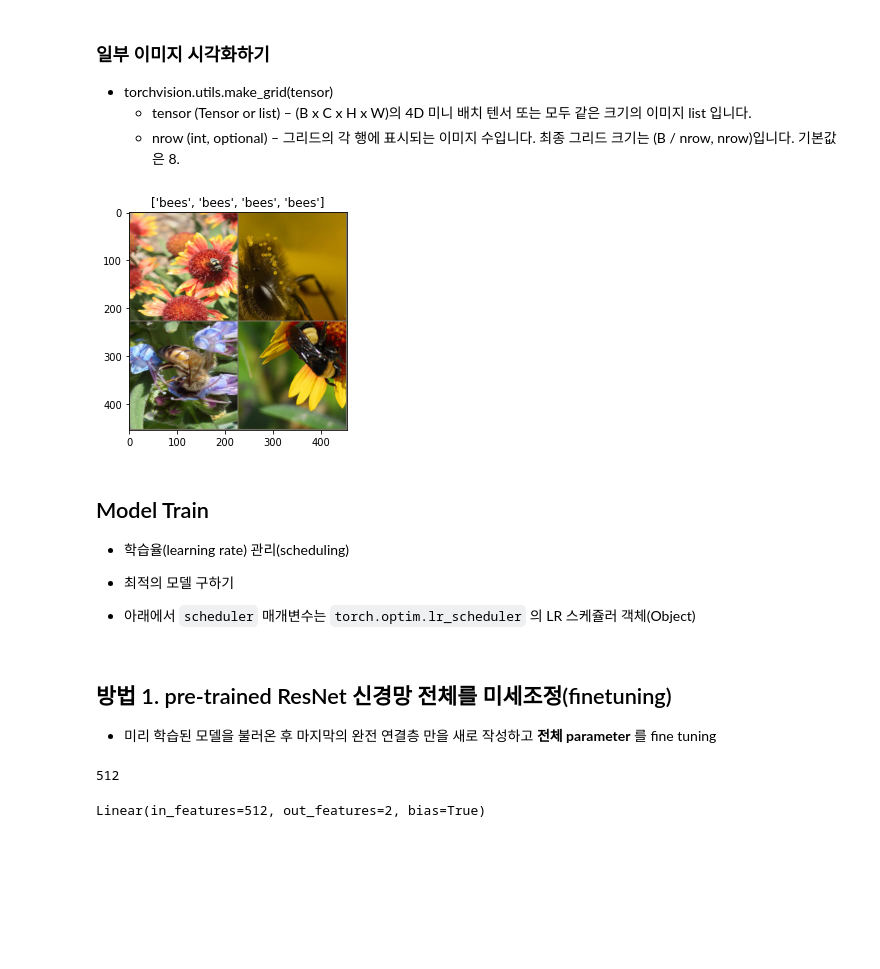
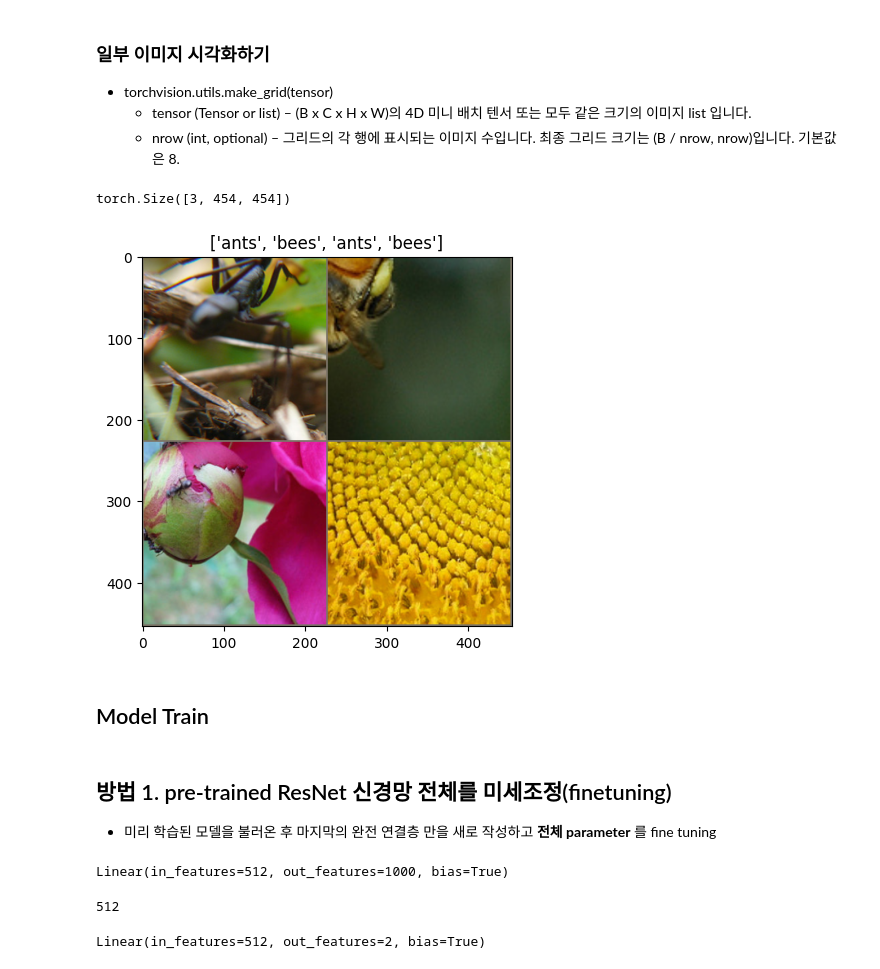
Before and after one commit to ironmanciti/Lecture_Pytorch_DL, a Jupyter notebook: 270_transfer_learning_tutorial.ipynb, the cells around one changed output. Cells and saved outputs as stored; diff of their text form; code cells hidden in the pictures; blank space fills up the shorter version.

```diff
--- a/270_transfer_learning_tutorial.ipynb
+++ b/270_transfer_learning_tutorial.ipynb
@@ -165,28 +170,30 @@ def imshow(inp, title=None):
 # %%
 inputs, classes = next(iter(train_loader))
 out = torchvision.utils.make_grid(inputs, nrow=2)
-imshow(out, [class_names[x] for x in classes])
+out.shape
 # %% [output]
-[figure, removed]
+torch.Size([3, 454, 454])
-# %% [markdown]
-Model Train
---------------
-
--  학습율(learning rate) 관리(scheduling)
--  최적의 모델 구하기
-
-- 아래에서 ``scheduler`` 매개변수는 ``torch.optim.lr_scheduler`` 의 LR 스케쥴러 객체(Object)
+# %%
+imshow(out, title=[class_names[x] for x in classes])
+# %% [output]
+[figure, added]
+# %% [markdown]
+Model Train
+--------------
 # %% [markdown]
 ## 방법 1. pre-trained  ResNet 신경망 전체를 미세조정(finetuning)
 
 - 미리 학습된 모델을 불러온 후 마지막의 완전 연결층 만을 새로 작성하고 **전체 parameter** 를 fine tuning
 # %%
 model_ft = torchvision.models.resnet18(pretrained=True)
-
-num_features = model_ft.fc.in_features
-num_features
+model_ft.fc
 # %% [output]
-512
+Linear(in_features=512, out_features=1000, bias=True)
+# %%
+num_features = model_ft.fc.in_features
+num_features
+# %% [output]
+512
 # %%
 # fc layer 출력의 크기를 1000 에서 2로 변경
 model_ft.fc = nn.Linear(num_features, 2)
```
Also changed, not shown: parts of 6 cells of this notebook, 36 other files.
